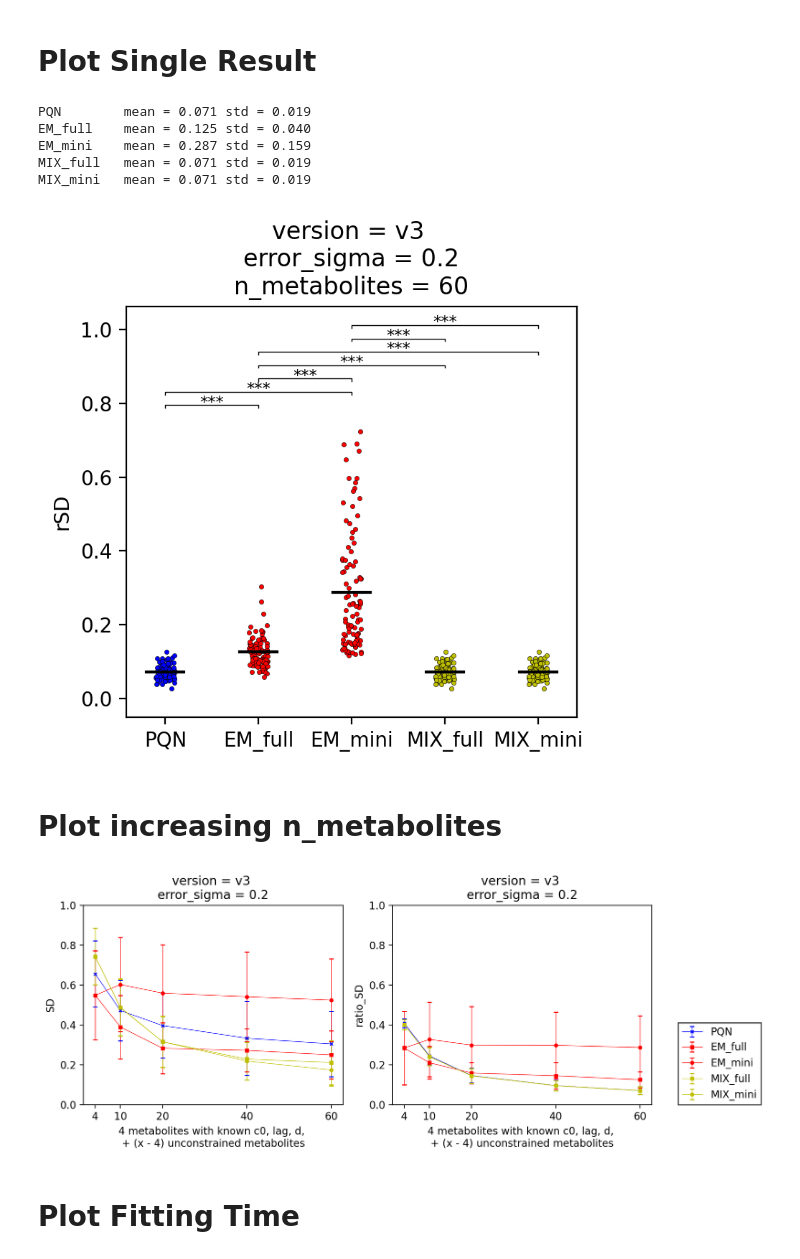
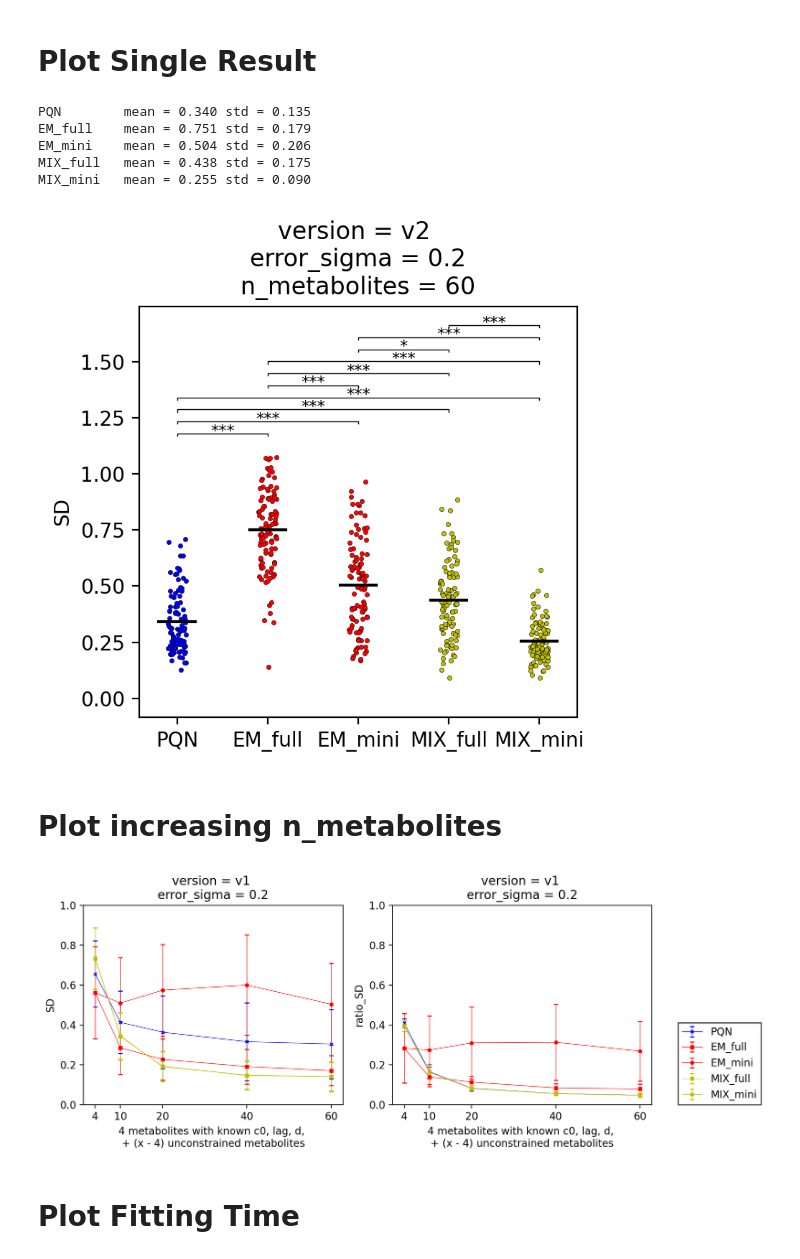
Before and after one commit to Gotsmy/sweat_normalization, a Jupyter notebook: synthetic_data/Simulation_Analysis.ipynb, the cells around one changed output. Cells and saved outputs as stored; diff of their text form; code cells hidden in the pictures.

```diff
--- a/synthetic_data/Simulation_Analysis.ipynb
+++ b/synthetic_data/Simulation_Analysis.ipynb
@@ -161,38 +163,38 @@ def plot_points(diagnosis_name,results_sv):
 # %%
 # load data
 error_sigma   = .2
 n_metabolites = 60
-path          = 'v3'
+path          = 'v2'
 base          = '/home/users/mgotsmy/paper_gits/211109_sweat_normalization_github/sweat_normalization/synthetic_data/simulation_results'
 with open(f'{base}/{path}_e_{error_sigma}_n_{n_metabolites}.pkl','rb') as file:
     results_time,results_sv,results_model,raw_values = pickle.load(file)
 
 plt.figure(dpi=200,figsize=(4,4))
 plt.title('version = {} \nerror_sigma = {:.1f}\nn_metabolites = {}'.format(path,error_sigma,n_metabolites))
 
-diagnosis_name = 'rSD'
+diagnosis_name = 'SD'
 nr = plot_performance(diagnosis_name,results_sv)
 plt.ylabel(diagnosis_name)
 plt.plot(0,0,color='b',label='PQN')
 plt.plot(0,0,color='r',label='EM')
 plt.plot(0,0,color='y',label='MIX')
 plt.xticks(range(nr),['PQN','EM_full','EM_mini','MIX_full','MIX_mini'])
 # plt.legend(fancybox=False,edgecolor='k')#,loc='lower right')
 plt.tight_layout()
 plt.show()
 # %% [output]
-PQN        mean = 0.071 std = 0.019
-EM_full    mean = 0.125 std = 0.040
-EM_mini    mean = 0.287 std = 0.159
-MIX_full   mean = 0.071 std = 0.019
-MIX_mini   mean = 0.071 std = 0.019
+PQN        mean = 0.340 std = 0.135
+EM_full    mean = 0.751 std = 0.179
+EM_mini    mean = 0.504 std = 0.206
+MIX_full   mean = 0.438 std = 0.175
+MIX_mini   mean = 0.255 std = 0.090
-[figure, old version]
+[figure, new version]
 # %% [markdown]
 # Plot increasing n_metabolites
 # %%
 # load data
 error_sigma   = .2
-path          = 'v3'
+path          = 'v1'
 base          = '/home/users/mgotsmy/paper_gits/211109_sweat_normalization_github/sweat_normalization/synthetic_data/simulation_results'
 n_metabolites_list = np.array([4,10,20,40,60])
 markers = ['x','s','o','s','o']
@@ -249,7 +251,7 @@ plt.legend(loc=(1.1,0),edgecolor='k',fancybox=False)
 plt.tight_layout()
 plt.show()
 # %% [output]
-[figure, old version]
+[figure, new version]
 # %% [markdown]
 # Plot Fitting Time
 # %%
```
Also changed, not shown: parts of 3 cells of this notebook, 12 other files.
